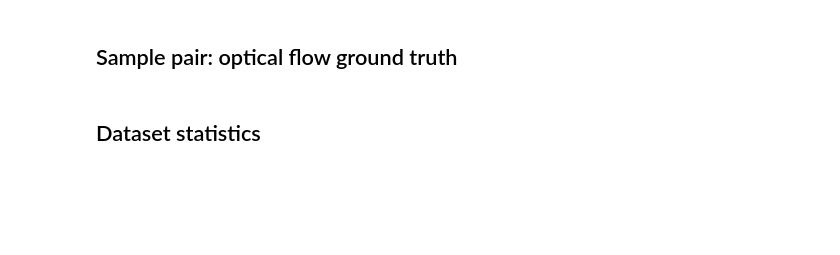
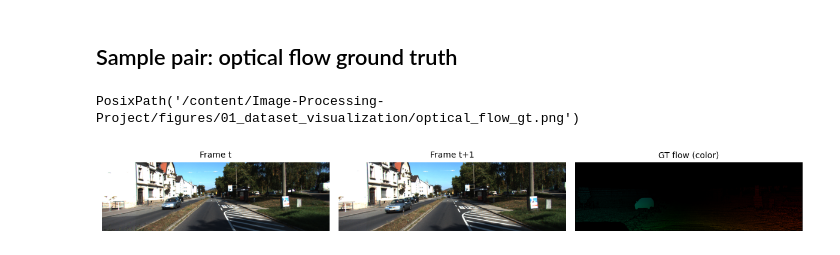
Before and after one commit to Shir-Siman-Tov/Image-Processing-Project, a Jupyter notebook: notebooks/01_dataset_visualization.ipynb, the cells around one changed output. Saved outputs shown, nothing was run; the diff lists cells and outputs as text; code cells hidden in the pictures; blank space fills up the shorter version.

```diff
--- a/notebooks/01_dataset_visualization.ipynb
+++ b/notebooks/01_dataset_visualization.ipynb
@@ -79,19 +90,20 @@ save_figure(fig, "01_dataset_visualization/segmentation_gt_grid.png")
 # %% [markdown]
 ## Sample pair: optical flow ground truth
 # %%
-sample = flow_splits["train"][0]
+sample = flow_splits["train"][1]
 frame1 = read_image(sample.frame1_path)
 frame2 = read_image(sample.frame2_path)
 flow, valid = read_kitti_flow_png(sample.flow_gt_path)
 
 hsv = np.zeros_like(frame1)
 hsv[..., 1] = 255
 mag, ang = cv2.cartToPolar(flow[..., 0], flow[..., 1])
 hsv[..., 0] = ang * 180 / np.pi / 2
 hsv[..., 2] = cv2.normalize(mag, None, 0, 255, cv2.NORM_MINMAX)
 flow_rgb = cv2.cvtColor(hsv.astype(np.uint8), cv2.COLOR_HSV2RGB)
 
-fig = plot_image_grid([frame1, frame2, flow_rgb], titles=["Frame t", "Frame t+1", "GT flow (color wheel)"], ncols=3)
+fig = plot_image_grid([frame1, frame2, flow_rgb], titles=["Frame t", "Frame t+1", "GT flow (color)"], ncols=3)
 save_figure(fig, "01_dataset_visualization/optical_flow_gt.png")
+# %% [output]
+PosixPath('/content/Image-Processing-Project/figures/01_dataset_visualization/optical_flow_gt.png')
+[figure, added]
-# %% [markdown]
-## Dataset statistics
```
Also changed, not shown: parts of 11 cells of this notebook.
